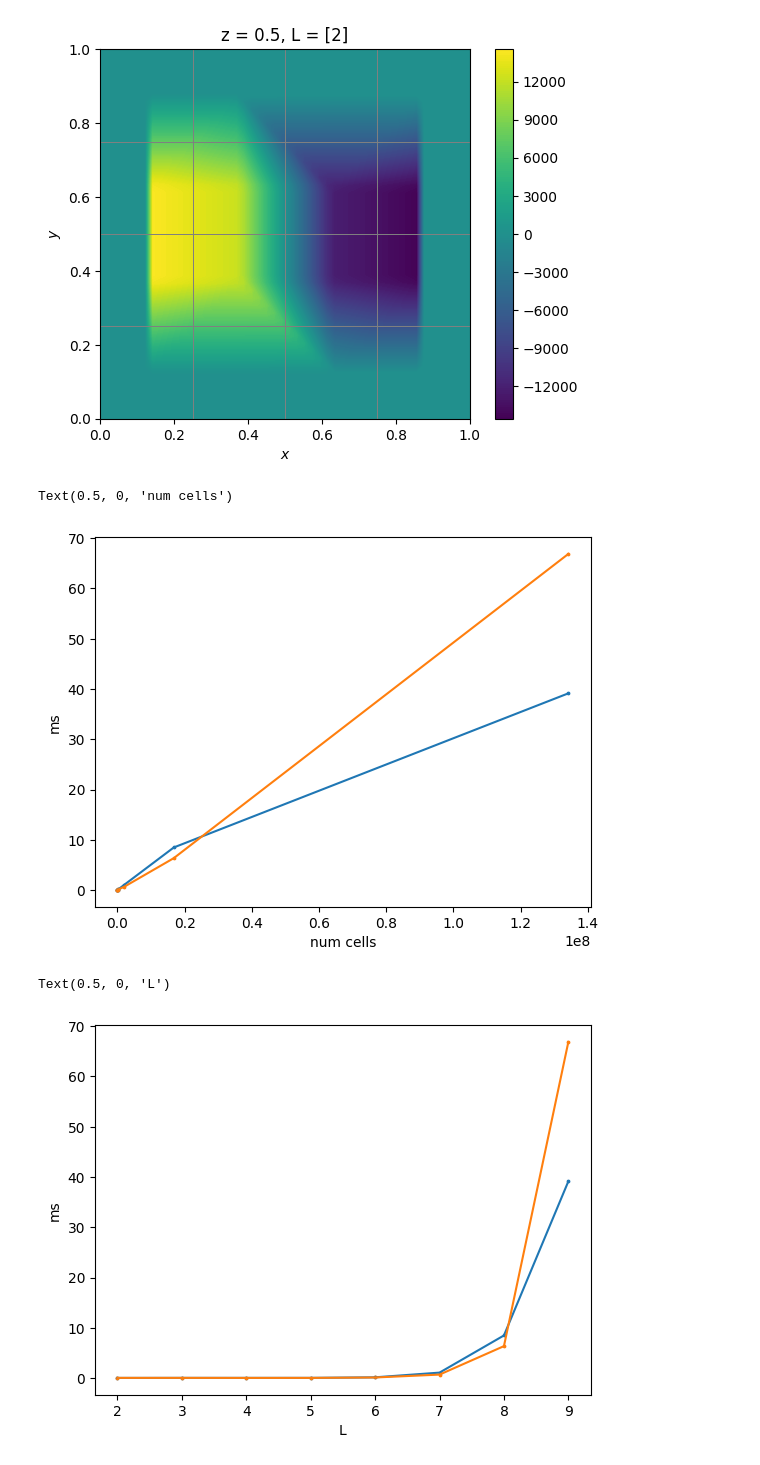
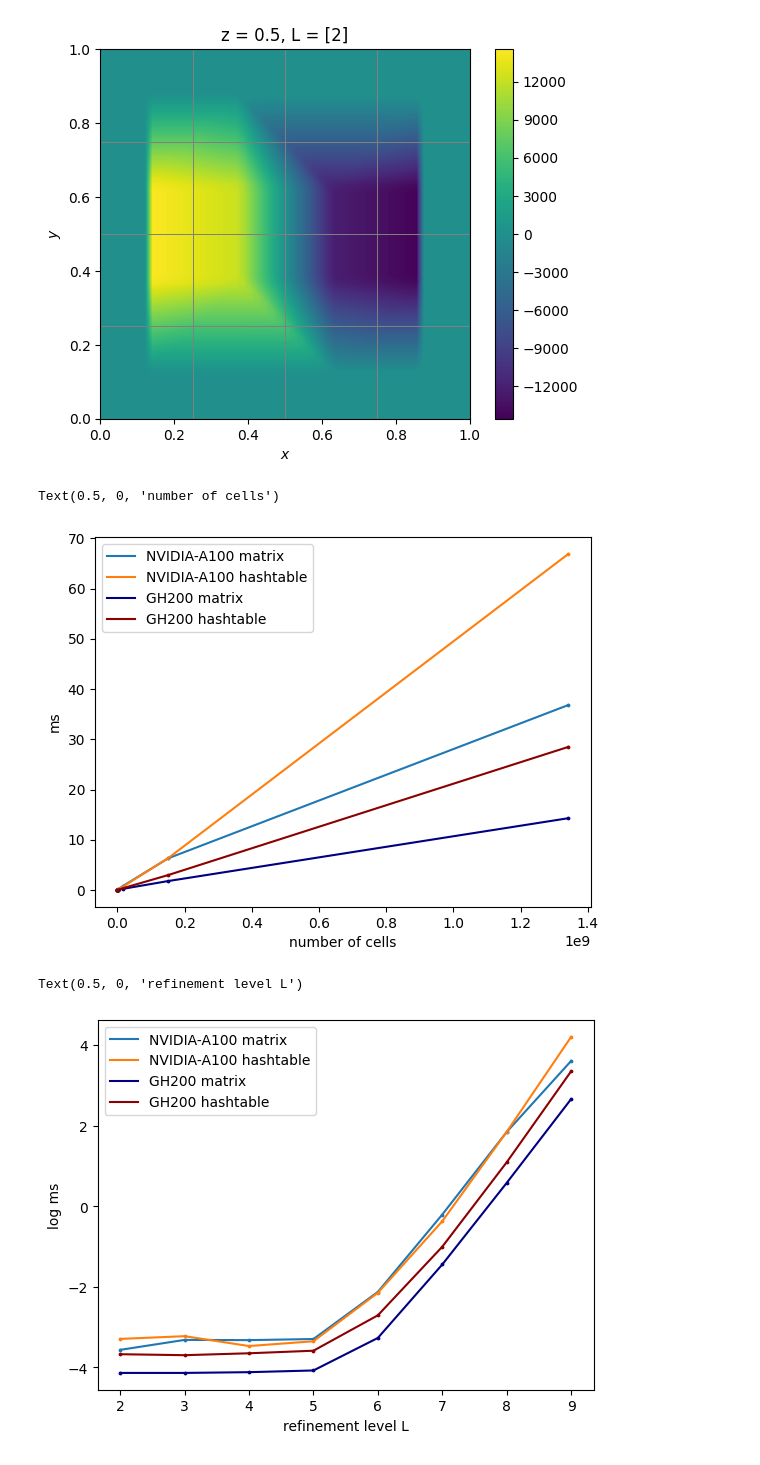
Before and after one commit to 314152718/amr-gpu, a Jupyter notebook: visualize.ipynb, the cells around one changed output. Saved outputs shown, nothing was run; the diff lists cells and outputs as text; code cells hidden in the pictures.

```diff
--- a/visualize.ipynb
+++ b/visualize.ipynb
@@ -347,25 +353,39 @@ numpy.set_printoptions(threshold=sys.maxsize)
 # %%
-times_matrix_df = pd.read_csv("time_matrix.csv")
-times_hashtable_df = pd.read_csv("time_hashtable.csv")
-times_matrix_df['num_cells'] = 2**(3*times_matrix_df.L)
-times_hashtable_df['num_cells'] = 2**(3*times_hashtable_df.L)
+times_matrix_df = pd.read_csv("time_matrix_float_112524.csv")
+times_hashtable_df = pd.read_csv("time_hashtable_float2_112524.csv")
+times_matrix_gh = pd.read_csv("time_matrix_gh.csv")
+times_hashtable_gh = pd.read_csv("time_hashtable_gh.csv")
+times_matrix_df['num_cells'] = times_matrix_df.L.apply(get_num_cells)
+times_hashtable_df['num_cells'] = times_hashtable_df.L.apply(get_num_cells)
+times_matrix_gh['num_cells'] = times_matrix_df.L.apply(get_num_cells)
+times_hashtable_gh['num_cells'] = times_hashtable_df.L.apply(get_num_cells)
 
 plt.scatter(times_matrix_df.num_cells, times_matrix_df.dur_ms, s=3)
 plt.scatter(times_hashtable_df.num_cells, times_hashtable_df.dur_ms, s=3)
-plt.plot(times_matrix_df.num_cells, times_matrix_df.dur_ms)
-plt.plot(times_hashtable_df.num_cells, times_hashtable_df.dur_ms)
+plt.plot(times_matrix_df.num_cells, times_matrix_df.dur_ms, label='NVIDIA-A100 matrix')
+plt.plot(times_hashtable_df.num_cells, times_hashtable_df.dur_ms, label='NVIDIA-A100 hashtable')
+plt.scatter(times_matrix_gh.num_cells, times_matrix_gh.dur_ms, s=3, c='navy')
+plt.scatter(times_hashtable_gh.num_cells, times_hashtable_gh.dur_ms, s=3, c='darkred')
+plt.plot(times_matrix_gh.num_cells, times_matrix_gh.dur_ms, c='navy', label='GH200 matrix')
+plt.plot(times_hashtable_gh.num_cells, times_hashtable_gh.dur_ms, c='darkred', label='GH200 hashtable')
+plt.legend()
 plt.ylabel('ms')
-plt.xlabel('num cells')
+plt.xlabel('number of cells')
 # %% [output]
-Text(0.5, 0, 'num cells')
+Text(0.5, 0, 'number of cells')
-[figure, old version]
+[figure, new version]
 # %%
-plt.scatter(times_matrix_df.L, times_matrix_df.dur_ms, s=3)
-plt.scatter(times_hashtable_df.L, times_hashtable_df.dur_ms, s=3)
-plt.plot(times_matrix_df.L, times_matrix_df.dur_ms)
-plt.plot(times_hashtable_df.L, times_hashtable_df.dur_ms)
-plt.ylabel('ms')
-plt.xlabel('L')
+plt.scatter(times_matrix_df.L, np.log(times_matrix_df.dur_ms), s=3)
+plt.scatter(times_hashtable_df.L, np.log(times_hashtable_df.dur_ms), s=3)
+plt.plot(times_matrix_df.L, np.log(times_matrix_df.dur_ms), label='NVIDIA-A100 matrix')
+plt.plot(times_hashtable_df.L, np.log(times_hashtable_df.dur_ms), label='NVIDIA-A100 hashtable')
+plt.scatter(times_matrix_gh.L, np.log(times_matrix_gh.dur_ms), s=3, c='navy')
+plt.scatter(times_hashtable_gh.L, np.log(times_hashtable_gh.dur_ms), s=3, c='darkred')
+plt.plot(times_matrix_gh.L, np.log(times_matrix_gh.dur_ms), c='navy', label='GH200 matrix')
+plt.plot(times_hashtable_gh.L, np.log(times_hashtable_gh.dur_ms), c='darkred', label='GH200 hashtable')
+plt.legend()
+plt.ylabel('log ms')
+plt.xlabel('refinement level L')
 # %% [output]
-Text(0.5, 0, 'L')
+Text(0.5, 0, 'refinement level L')
-[figure, old version]
+[figure, new version]
```
Also changed, not shown: parts of 1 cell of this notebook, 6 other files.
